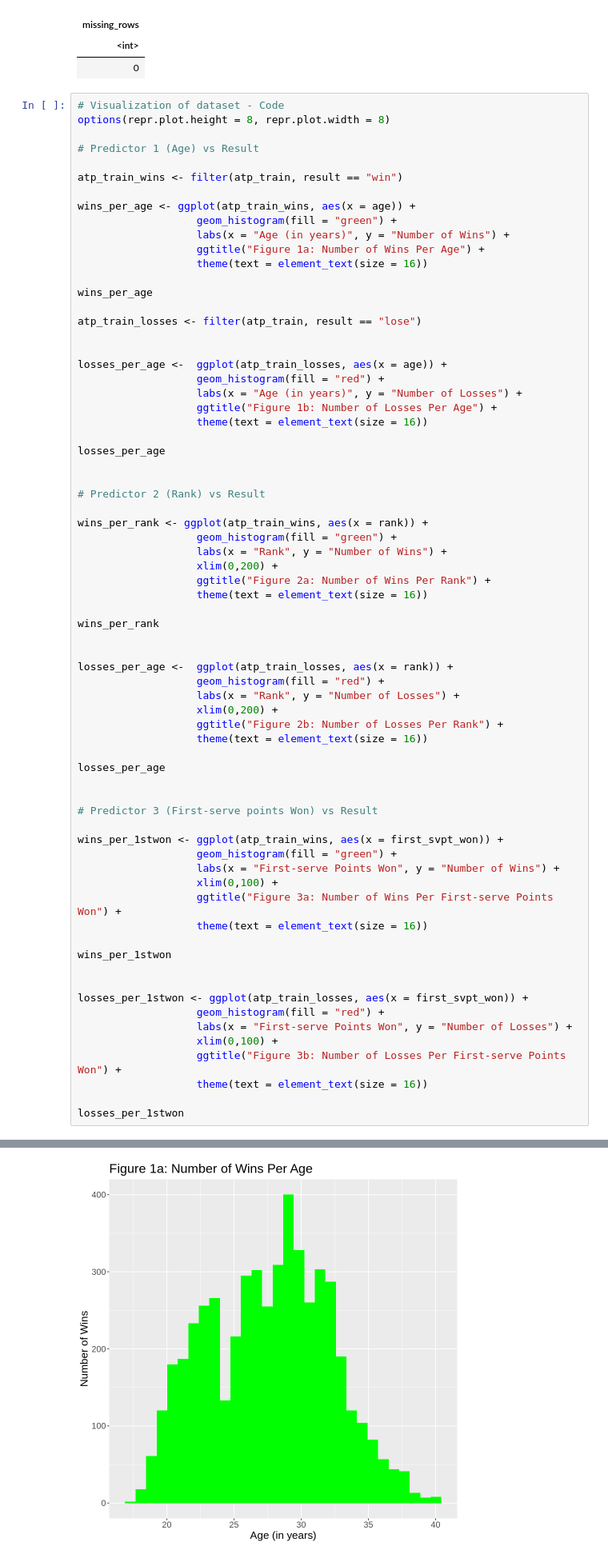
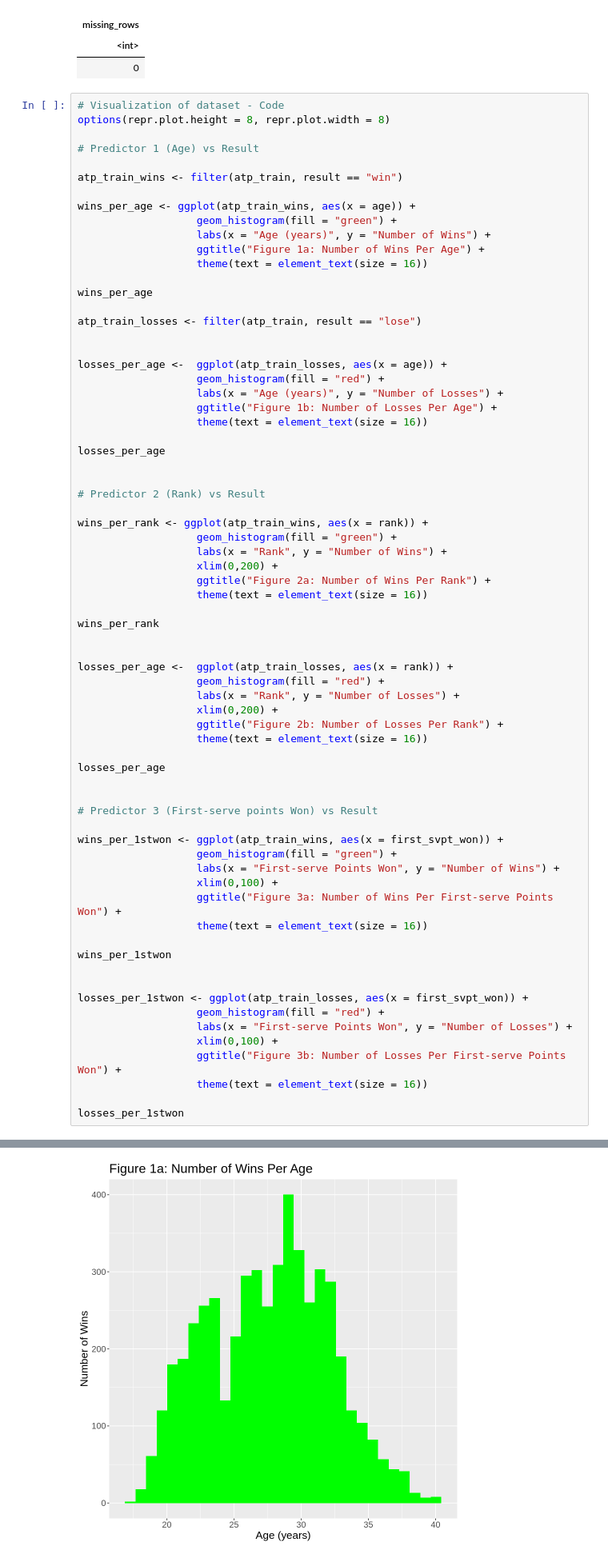
Before and after one commit to EllaShi7/DSCI-100-2022w2-Group-42-Project, a Jupyter notebook: Group_Project_Proposal.ipynb, the cells around one changed output, grey strips where cells are left out. Shown at 80% size. Saved outputs shown, nothing was run; the diff lists cells and outputs as text.

```diff
--- a/Group_Project_Proposal.ipynb
+++ b/Group_Project_Proposal.ipynb
@@ -167,7 +153,7 @@ atp_train_wins <- filter(atp_train, result == "win")
 
 wins_per_age <- ggplot(atp_train_wins, aes(x = age)) +
                    geom_histogram(fill = "green") +
-                   labs(x = "Age (in years)", y = "Number of Wins") +
+                   labs(x = "Age (years)", y = "Number of Wins") +
                    ggtitle("Figure 1a: Number of Wins Per Age") +
                    theme(text = element_text(size = 16))
 
@@ -178,7 +164,7 @@ atp_train_losses <- filter(atp_train, result == "lose")
 
 losses_per_age <-  ggplot(atp_train_losses, aes(x = age)) +
                    geom_histogram(fill = "red") +
-                   labs(x = "Age (in years)", y = "Number of Losses") +
+                   labs(x = "Age (years)", y = "Number of Losses") +
                    ggtitle("Figure 1b: Number of Losses Per Age") +
                    theme(text = element_text(size = 16))
 
@@ -204,34 +190,34 @@ losses_per_age <-  ggplot(atp_train_losses, aes(x = rank)) +
                    ggtitle("Figure 2b: Number of Losses Per Rank") +
                    theme(text = element_text(size = 16))
 
 losses_per_age
 
 
 # Predictor 3 (First-serve points Won) vs Result
 
 wins_per_1stwon <- ggplot(atp_train_wins, aes(x = first_svpt_won)) +
                    geom_histogram(fill = "green") +
                    labs(x = "First-serve Points Won", y = "Number of Wins") +
                    xlim(0,100) +
                    ggtitle("Figure 3a: Number of Wins Per First-serve Points Won") +
                    theme(text = element_text(size = 16))
 
 wins_per_1stwon
 
 
 losses_per_1stwon <- ggplot(atp_train_losses, aes(x = first_svpt_won)) +
                    geom_histogram(fill = "red") +
                    labs(x = "First-serve Points Won", y = "Number of Losses") +
                    xlim(0,100) +
                    ggtitle("Figure 3b: Number of Losses Per First-serve Points Won") +
                    theme(text = element_text(size = 16))
 
 losses_per_1stwon
 # %% [output]
 `stat_bin()` using `bins = 30`. Pick better value with `binwidth`.
 
 `stat_bin()` using `bins = 30`. Pick better value with `binwidth`.
-[figure, old version]
+[figure, new version]
 `stat_bin()` using `bins = 30`. Pick better value with `binwidth`.
 
 Warning message:
```
Also changed, not shown: parts of 9 cells of this notebook.
